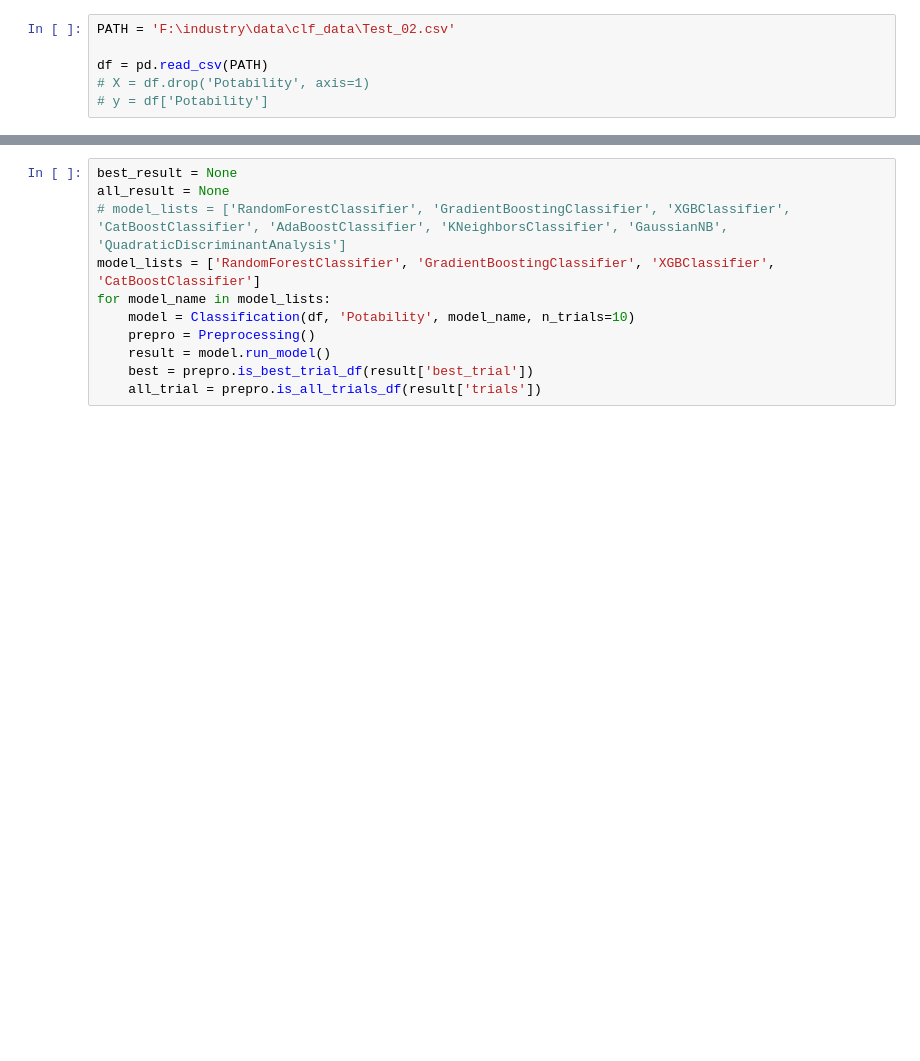
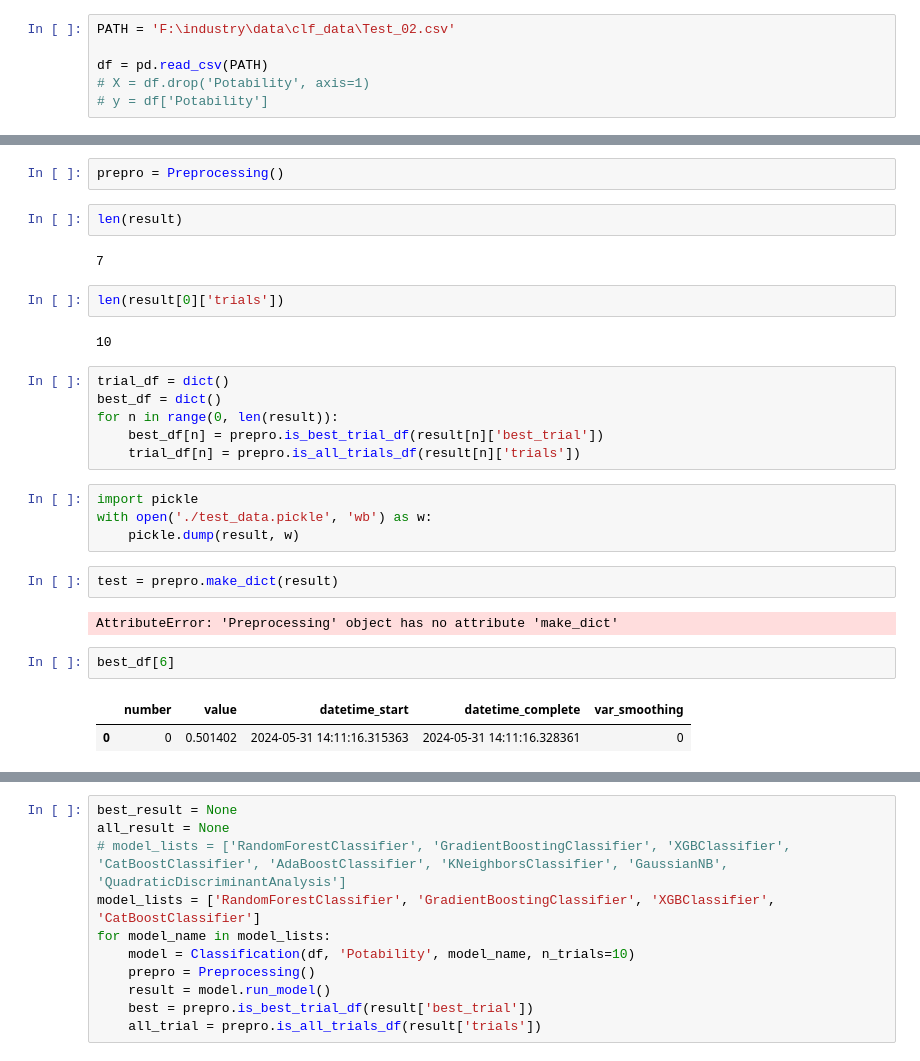
Before and after one commit to first2301/Rnd_recommendation, a Jupyter notebook: pro_reco/lib/test.ipynb, the cells around one changed output, grey strips where cells are left out. Saved outputs shown, nothing was run; the diff lists cells and outputs as text; blank space fills up the shorter version.

```diff
--- a/pro_reco/lib/test.ipynb
+++ b/pro_reco/lib/test.ipynb
@@ -186,0 +219,29 @@ result[1]
+# %%
+prepro = Preprocessing()
+# %%
+len(result)
+# %% [output]
+7
+# %%
+len(result[0]['trials'])
+# %% [output]
+10
+# %%
+trial_df = dict()
+best_df = dict()
+for n in range(0, len(result)):
+    best_df[n] = prepro.is_best_trial_df(result[n]['best_trial'])
+    trial_df[n] = prepro.is_all_trials_df(result[n]['trials'])
+# %%
+import pickle
+with open('./test_data.pickle', 'wb') as w:
+    pickle.dump(result, w)
+# %%
+test = prepro.make_dict(result)
+# %% [output]
+AttributeError: 'Preprocessing' object has no attribute 'make_dict'
+# %%
+best_df[6]
+# %% [output]
+|  | number | value | datetime_start | datetime_complete | var_smoothing |
+| 0 | 0 | 0.501402 | 2024-05-31 14:11:16.315363 | 2024-05-31 14:11:16.328361 | 0 |
```
Also changed, not shown: parts of 61 cells of this notebook, 10 other files.
